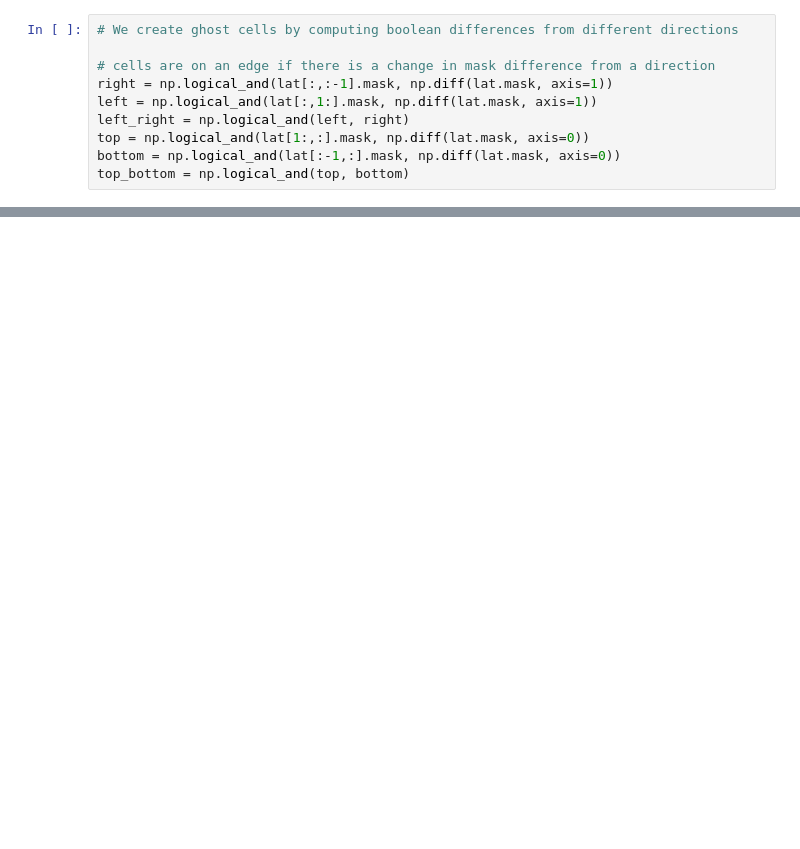
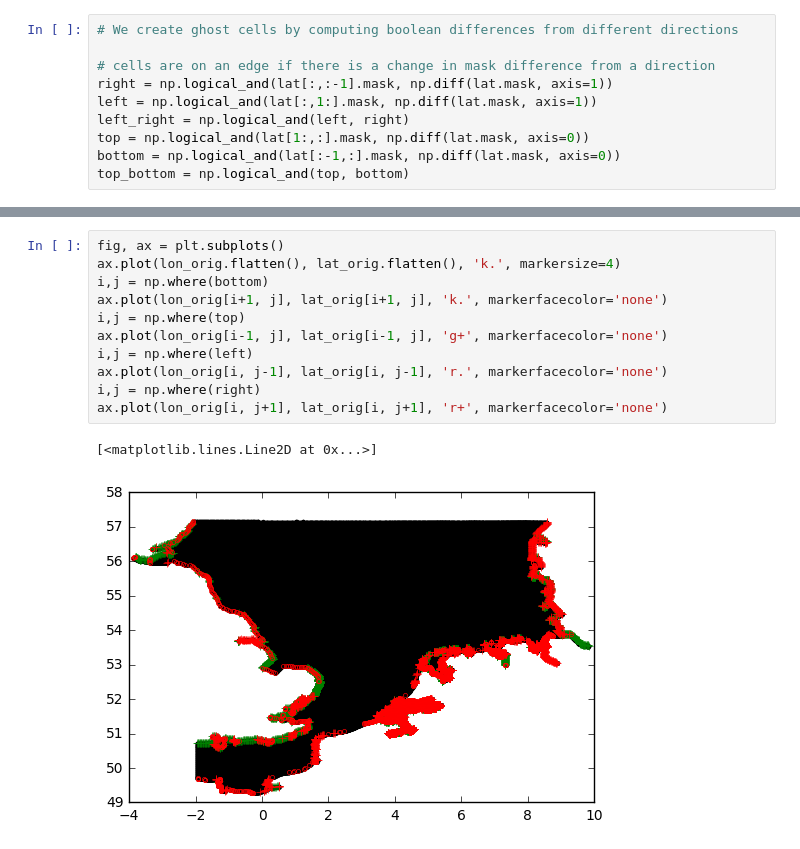
Before and after one commit to openearth/notebooks, a Jupyter notebook: curvilinear_grid_fill.ipynb, the cells around one changed output, grey strips where cells are left out. Drawn from its saved outputs; the diff is of its cells as text; blank space fills up the shorter version.

```diff
--- a/curvilinear_grid_fill.ipynb
+++ b/curvilinear_grid_fill.ipynb
@@ -40,3 +74,17 @@ top_bottom = np.logical_and(top, bottom)
+# %%
+fig, ax = plt.subplots()
+ax.plot(lon_orig.flatten(), lat_orig.flatten(), 'k.', markersize=4)
+i,j = np.where(bottom)
+ax.plot(lon_orig[i+1, j], lat_orig[i+1, j], 'k.', markerfacecolor='none')
+i,j = np.where(top)
+ax.plot(lon_orig[i-1, j], lat_orig[i-1, j], 'g+', markerfacecolor='none')
+i,j = np.where(left)
+ax.plot(lon_orig[i, j-1], lat_orig[i, j-1], 'r.', markerfacecolor='none')
+i,j = np.where(right)
+ax.plot(lon_orig[i, j+1], lat_orig[i, j+1], 'r+', markerfacecolor='none')
+# %% [output]
+[<matplotlib.lines.Line2D at 0x...>]
+[figure, added]
 # %%
 fig, axes = plt.subplots(3, 3, figsize=(13, 8), sharex=True, sharey=True)
 
```
Also changed, not shown: parts of 15 cells of this notebook.
